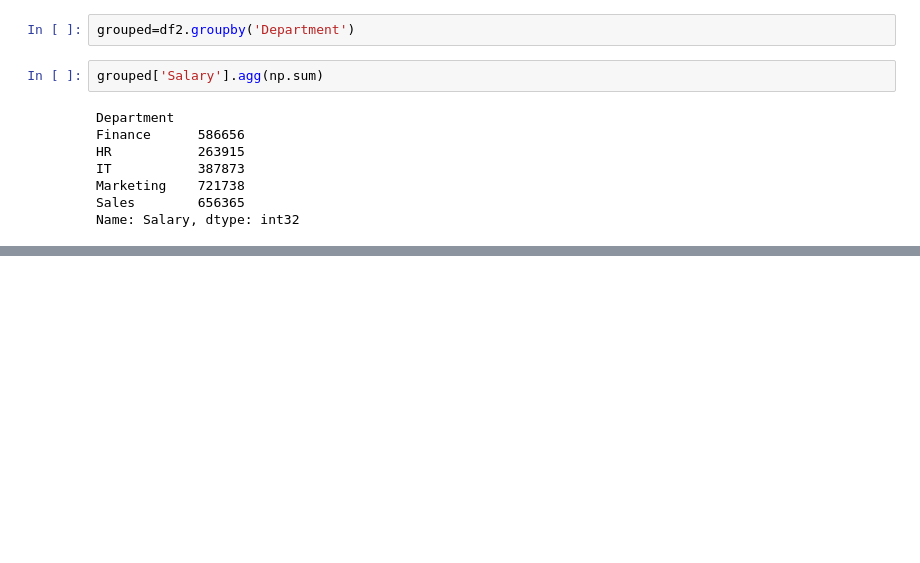
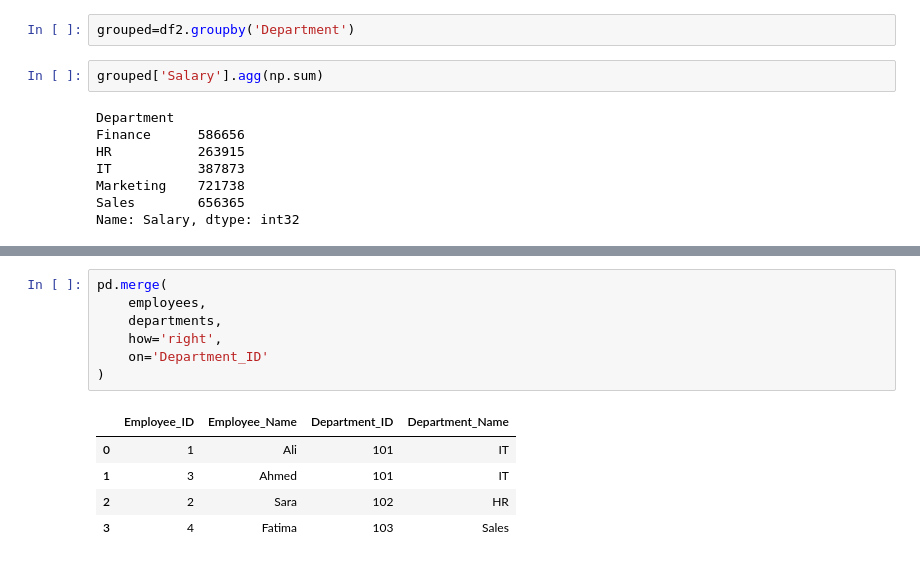
Before and after one commit to SyedSamiUllah1/Python_Practice, a Jupyter notebook: Book.ipynb, the cells around one changed output, grey strips where cells are left out. Cells and saved outputs as stored; diff of their text form; blank space fills up the shorter version.

```diff
--- a/Book.ipynb
+++ b/Book.ipynb
@@ -1482,0 +1532,13 @@ df2.groupby('Department')
+# %%
+pd.merge(
+    employees,
+    departments,
+    how='right',
+    on='Department_ID'
+)
+# %% [output]
+|  | Employee_ID | Employee_Name | Department_ID | Department_Name |
+| 0 | 1 | Ali | 101 | IT |
+| 1 | 3 | Ahmed | 101 | IT |
+| 2 | 2 | Sara | 102 | HR |
+| 3 | 4 | Fatima | 103 | Sales |
```
Also changed, not shown: parts of 47 cells of this notebook.
